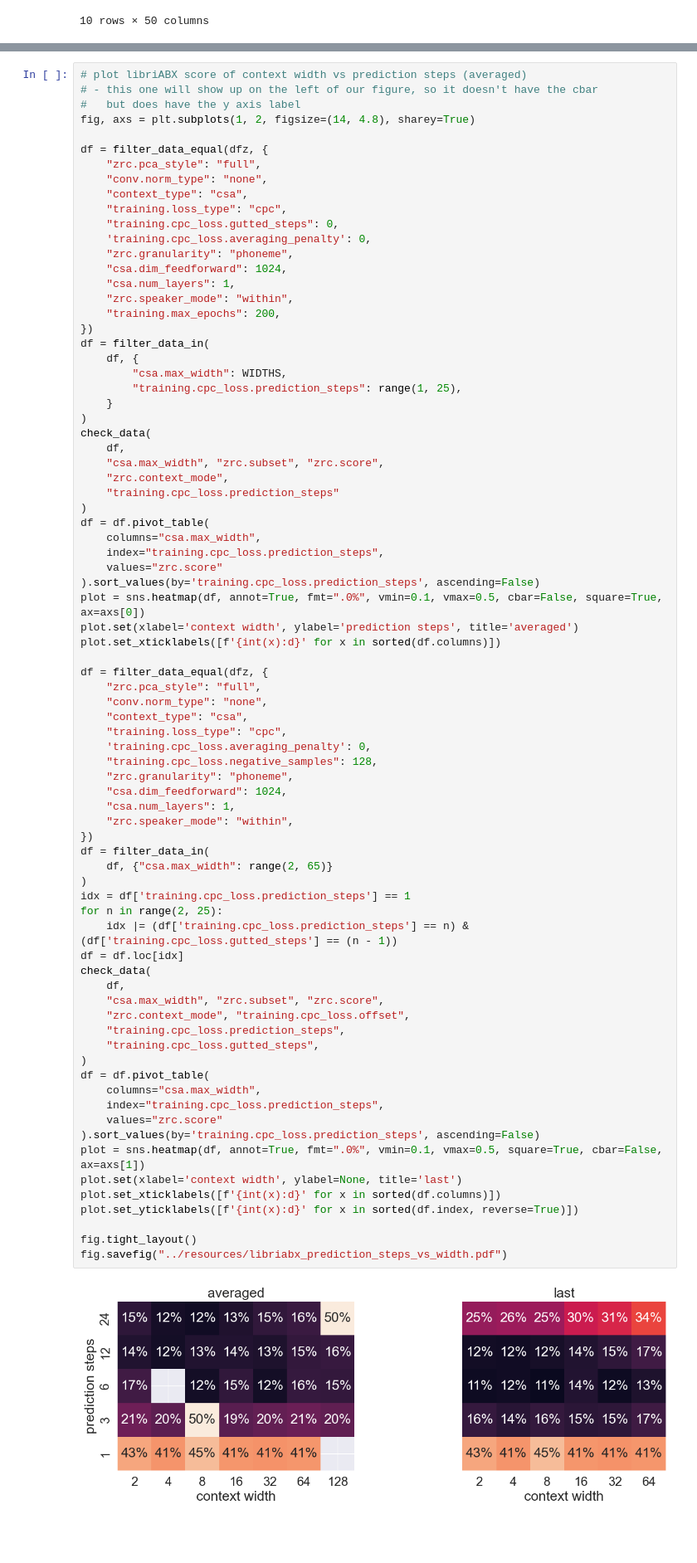
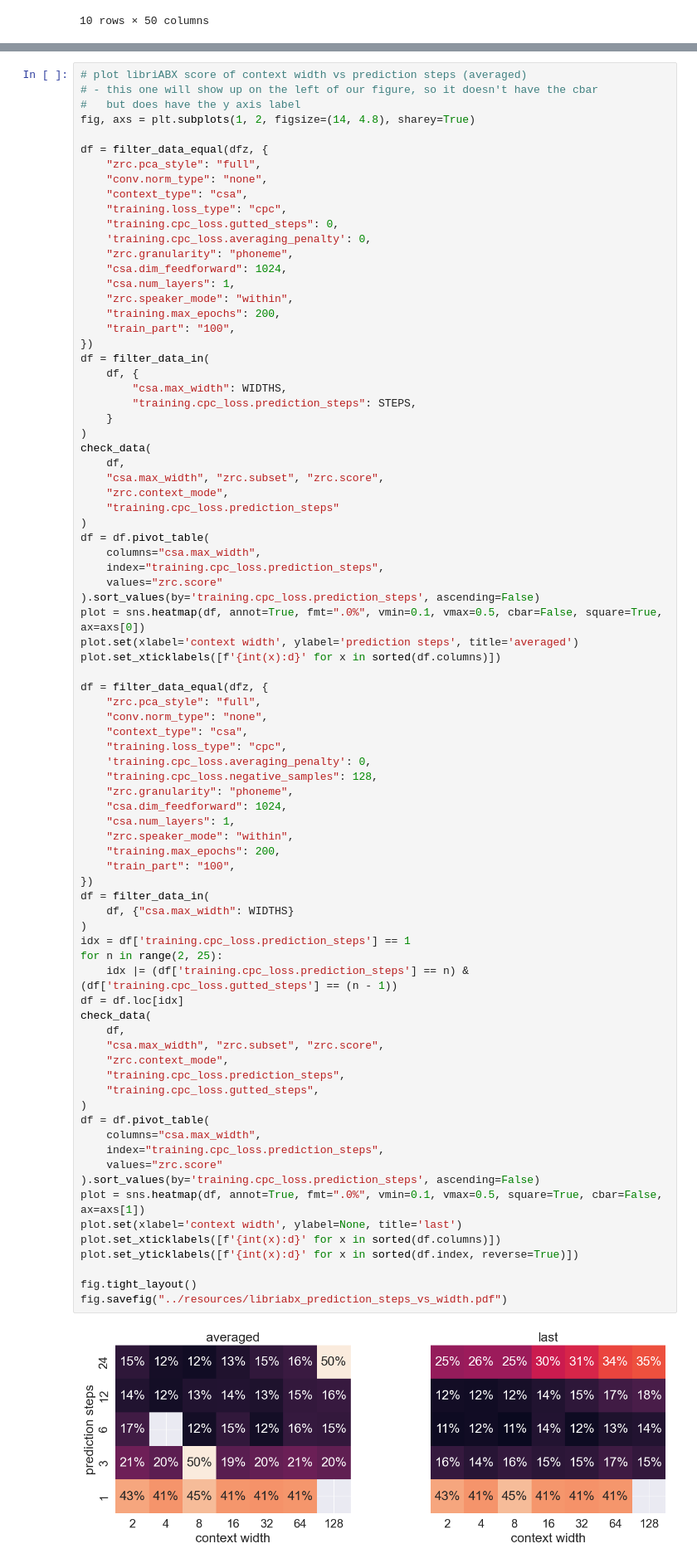
Before and after one commit to sdrobert/scpc, a Jupyter notebook: scripts/analyze.ipynb, the cells around one changed output, grey strips where cells are left out. Shown at 83% size. Saved outputs shown, nothing was run; the diff lists cells and outputs as text; blank space fills up the shorter version.

```diff
--- a/scripts/analyze.ipynb
+++ b/scripts/analyze.ipynb
@@ -221,11 +223,12 @@ df = filter_data_equal(dfz, {
     "csa.num_layers": 1,
     "zrc.speaker_mode": "within",
     "training.max_epochs": 200,
+    "train_part": "100",
 })
 df = filter_data_in(
     df, {
         "csa.max_width": WIDTHS,
-        "training.cpc_loss.prediction_steps": range(1, 25),
+        "training.cpc_loss.prediction_steps": STEPS,
     }
 )
 check_data(
@@ -253,33 +256,35 @@ df = filter_data_equal(dfz, {
     "zrc.granularity": "phoneme",
     "csa.dim_feedforward": 1024,
     "csa.num_layers": 1,
     "zrc.speaker_mode": "within",
+    "training.max_epochs": 200,
+    "train_part": "100",
 })
 df = filter_data_in(
-    df, {"csa.max_width": range(2, 65)}
+    df, {"csa.max_width": WIDTHS}
 )
 idx = df['training.cpc_loss.prediction_steps'] == 1
 for n in range(2, 25):
     idx |= (df['training.cpc_loss.prediction_steps'] == n) & (df['training.cpc_loss.gutted_steps'] == (n - 1))
 df = df.loc[idx]
 check_data(
     df,
     "csa.max_width", "zrc.subset", "zrc.score",
-    "zrc.context_mode", "training.cpc_loss.offset",
+    "zrc.context_mode",
     "training.cpc_loss.prediction_steps",
     "training.cpc_loss.gutted_steps",
 )
 df = df.pivot_table(
     columns="csa.max_width",
     index="training.cpc_loss.prediction_steps",
     values="zrc.score"
 ).sort_values(by='training.cpc_loss.prediction_steps', ascending=False)
 plot = sns.heatmap(df, annot=True, fmt=".0%", vmin=0.1, vmax=0.5, square=True, cbar=False, ax=axs[1])
 plot.set(xlabel='context width', ylabel=None, title='last')
 plot.set_xticklabels([f'{int(x):d}' for x in sorted(df.columns)])
 plot.set_yticklabels([f'{int(x):d}' for x in sorted(df.index, reverse=True)])
 
 fig.tight_layout()
 fig.savefig("../resources/libriabx_prediction_steps_vs_width.pdf")
 # %% [output]
-[figure, old version]
+[figure, new version]
```
Also changed, not shown: parts of 7 cells of this notebook, 4 other files.
